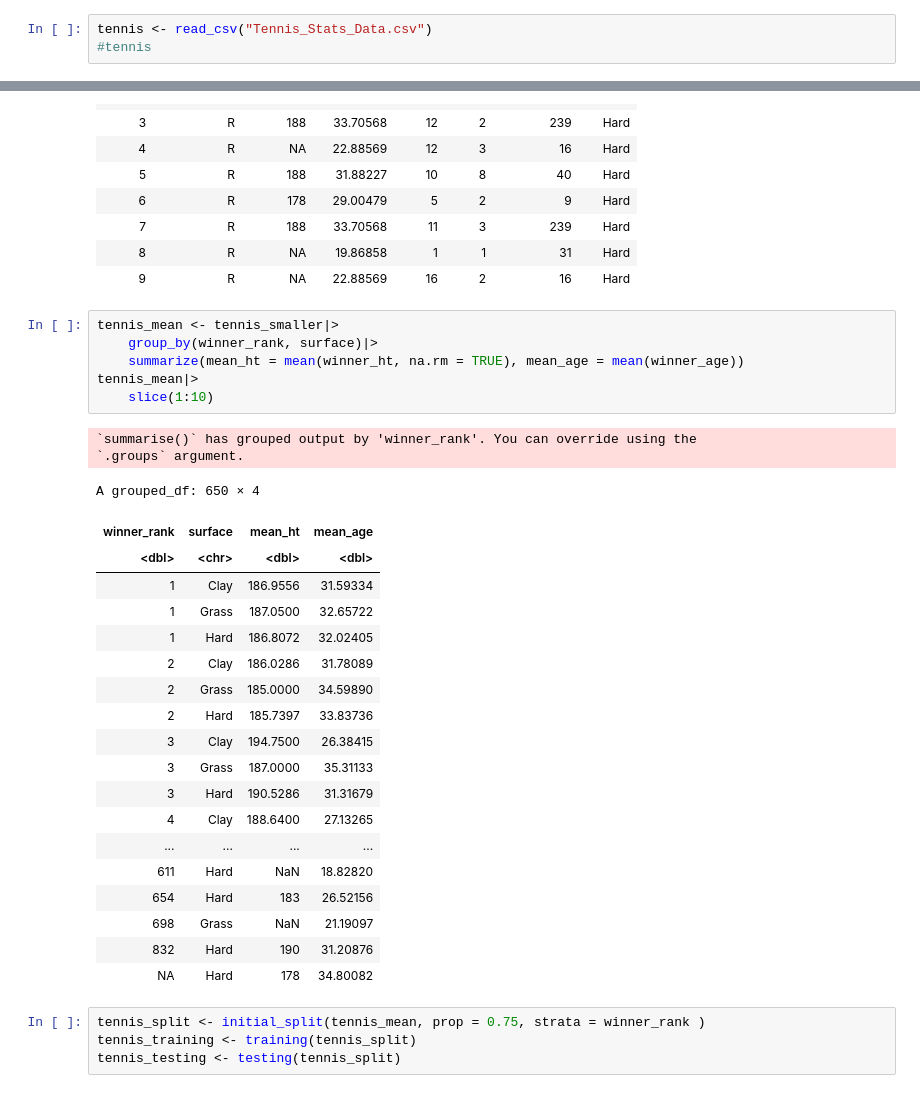
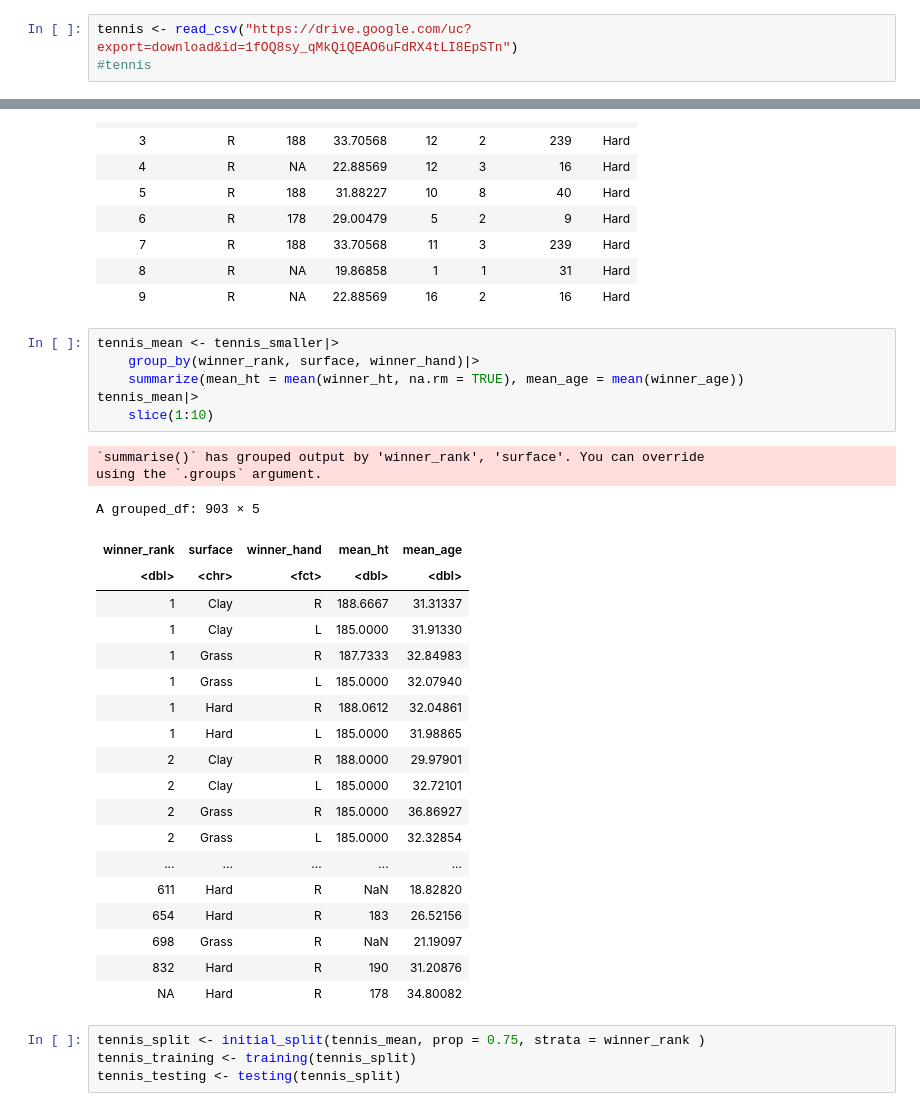
Before and after one commit to KatieSwan/DSCI100_GroupProject, a Jupyter notebook: Project_Proposal.ipynb, the cells around one changed output, grey strips where cells are left out. Drawn from its saved outputs; the diff is of its cells as text.

```diff
--- a/Project_Proposal.ipynb
+++ b/Project_Proposal.ipynb
@@ -25,5 +26,5 @@ library(tidymodels)
 # %%
-tennis <- read_csv("Tennis_Stats_Data.csv")
+tennis <- read_csv("https://drive.google.com/uc?export=download&id=1fOQ8sy_qMkQiQEAO6uFdRX4tLI8EpSTn")
 #tennis
 # %% [output]
 New names:
@@ -74,32 +75,32 @@ A tibble: 10 × 8
 | 9 | R | NA | 22.88569 | 16 | 2 | 16 | Hard |
 # %%
 tennis_mean <- tennis_smaller|>
-    group_by(winner_rank, surface)|>
+    group_by(winner_rank, surface, winner_hand)|>
     summarize(mean_ht = mean(winner_ht, na.rm = TRUE), mean_age = mean(winner_age))
 tennis_mean|>
     slice(1:10)
 # %% [output]
-`summarise()` has grouped output by 'winner_rank'. You can override using the
-`.groups` argument.
+`summarise()` has grouped output by 'winner_rank', 'surface'. You can override
+using the `.groups` argument.
-A grouped_df: 650 × 4
+A grouped_df: 903 × 5
-| winner_rank | surface | mean_ht | mean_age |
-| <dbl> | <chr> | <dbl> | <dbl> |
-| 1 | Clay | 186.9556 | 31.59334 |
-| 1 | Grass | 187.0500 | 32.65722 |
-| 1 | Hard | 186.8072 | 32.02405 |
-| 2 | Clay | 186.0286 | 31.78089 |
-| 2 | Grass | 185.0000 | 34.59890 |
-| 2 | Hard | 185.7397 | 33.83736 |
-| 3 | Clay | 194.7500 | 26.38415 |
-| 3 | Grass | 187.0000 | 35.31133 |
-| 3 | Hard | 190.5286 | 31.31679 |
-| 4 | Clay | 188.6400 | 27.13265 |
-| ... | ... | ... | ... |
-| 611 | Hard | NaN | 18.82820 |
-| 654 | Hard | 183 | 26.52156 |
-| 698 | Grass | NaN | 21.19097 |
-| 832 | Hard | 190 | 31.20876 |
-| NA | Hard | 178 | 34.80082 |
+| winner_rank | surface | winner_hand | mean_ht | mean_age |
+| <dbl> | <chr> | <fct> | <dbl> | <dbl> |
+| 1 | Clay | R | 188.6667 | 31.31337 |
+| 1 | Clay | L | 185.0000 | 31.91330 |
+| 1 | Grass | R | 187.7333 | 32.84983 |
+| 1 | Grass | L | 185.0000 | 32.07940 |
+| 1 | Hard | R | 188.0612 | 32.04861 |
+| 1 | Hard | L | 185.0000 | 31.98865 |
+| 2 | Clay | R | 188.0000 | 29.97901 |
+| 2 | Clay | L | 185.0000 | 32.72101 |
+| 2 | Grass | R | 185.0000 | 36.86927 |
+| 2 | Grass | L | 185.0000 | 32.32854 |
+| ... | ... | ... | ... | ... |
+| 611 | Hard | R | NaN | 18.82820 |
+| 654 | Hard | R | 183 | 26.52156 |
+| 698 | Grass | R | NaN | 21.19097 |
+| 832 | Hard | R | 190 | 31.20876 |
+| NA | Hard | R | 178 | 34.80082 |
 # %%
 tennis_split <- initial_split(tennis_mean, prop = 0.75, strata = winner_rank )
 tennis_training <- training(tennis_split)
```
Also changed, not shown: parts of 3 cells of this notebook.
